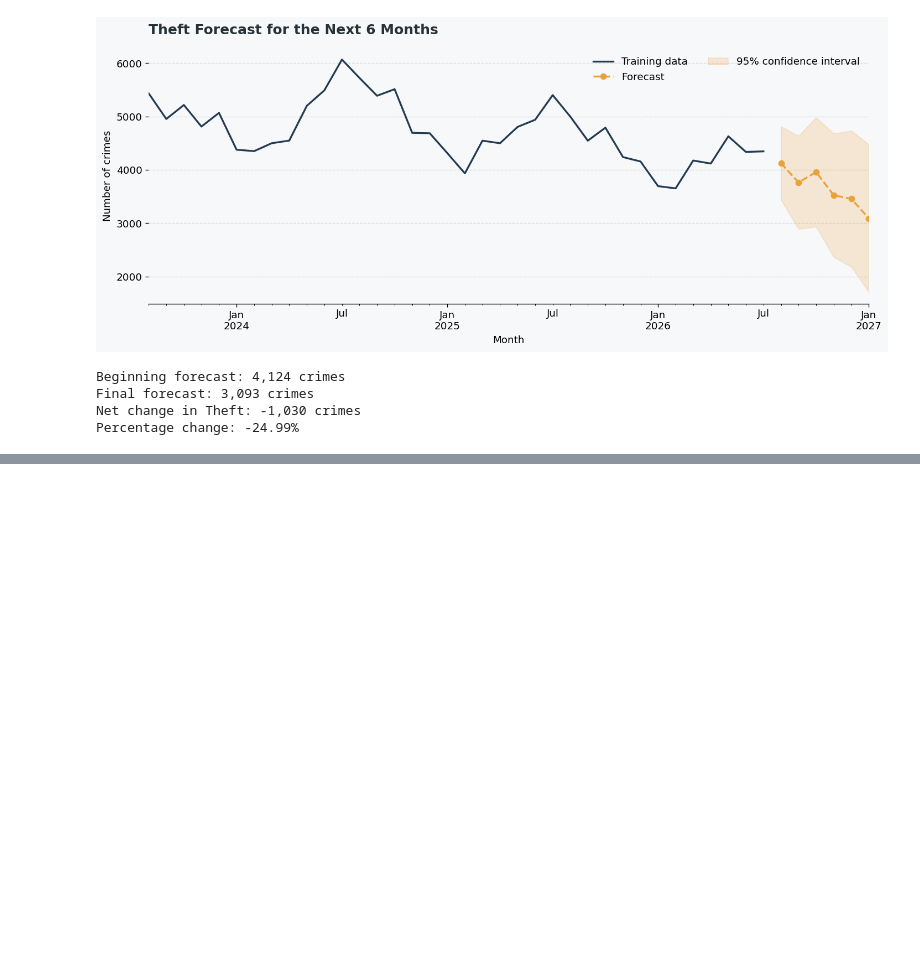
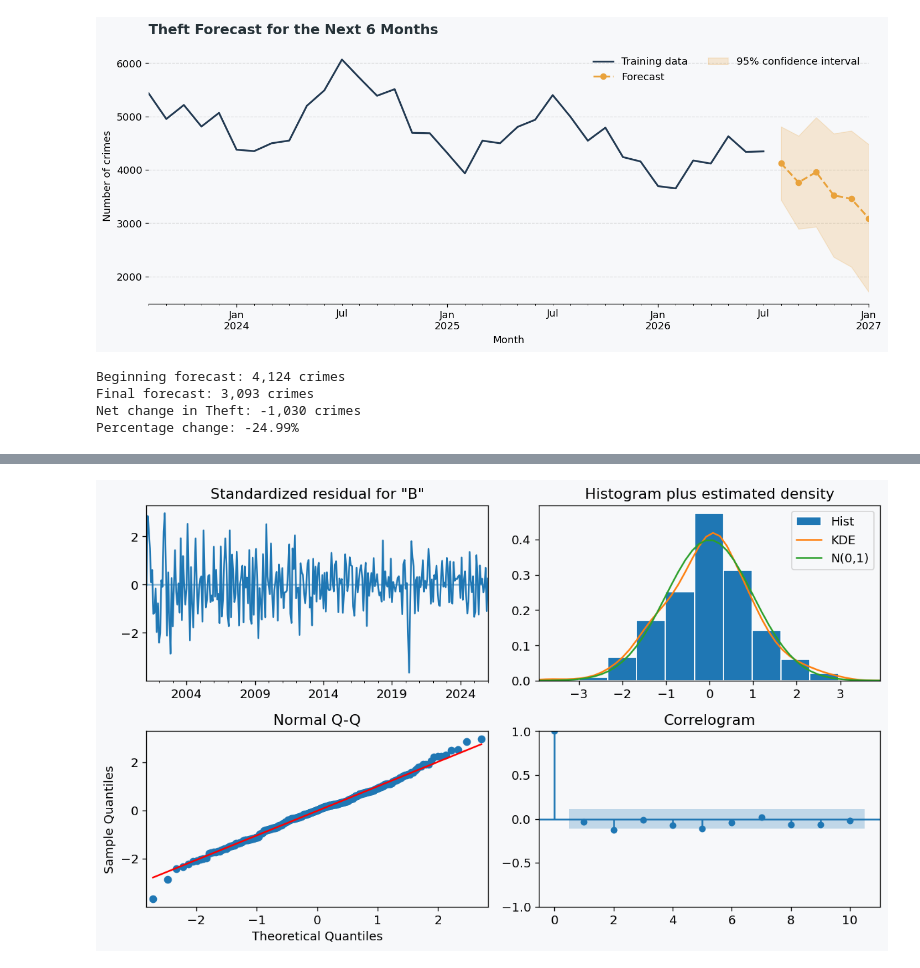
Before and after one commit to swirita/Chicago-Crime-Analysis-and-Forecasting, a Jupyter notebook: notebooks/03_crime_forecasting.ipynb, the cells around one changed output, grey strips where cells are left out. Saved outputs shown, nothing was run; the diff lists cells and outputs as text; code cells hidden in the pictures; blank space fills up the shorter version.

```diff
--- a/notebooks/03_crime_forecasting.ipynb
+++ b/notebooks/03_crime_forecasting.ipynb
@@ -859,0 +924,5 @@ Percentage change: -24.99%
+# %%
+MANUAL_ORDERS = {
+    "THEFT": {"p": 0, "q": 1, "P": 1, "Q": 0},
+    "BATTERY": {"p": 1, "q": 0, "P": 1, "Q": 1},
+}
@@ -859,0 +958,2 @@ Percentage change: -24.99%
+# %%
+battery_sarima = tsa.ARIMA(battery_train, order=battery_manual_order, seasonal_order=battery_manual_seasonal_order).fit()
@@ -859,0 +982,7 @@ Percentage change: -24.99%
+# %%
+# Obtain diagnostic plots
+fig =battery_sarima.plot_diagnostics()
+fig.set_size_inches(10,6)
+fig.tight_layout()
+# %% [output]
+[figure, added]
```
Also changed, not shown: parts of 29 cells of this notebook.
